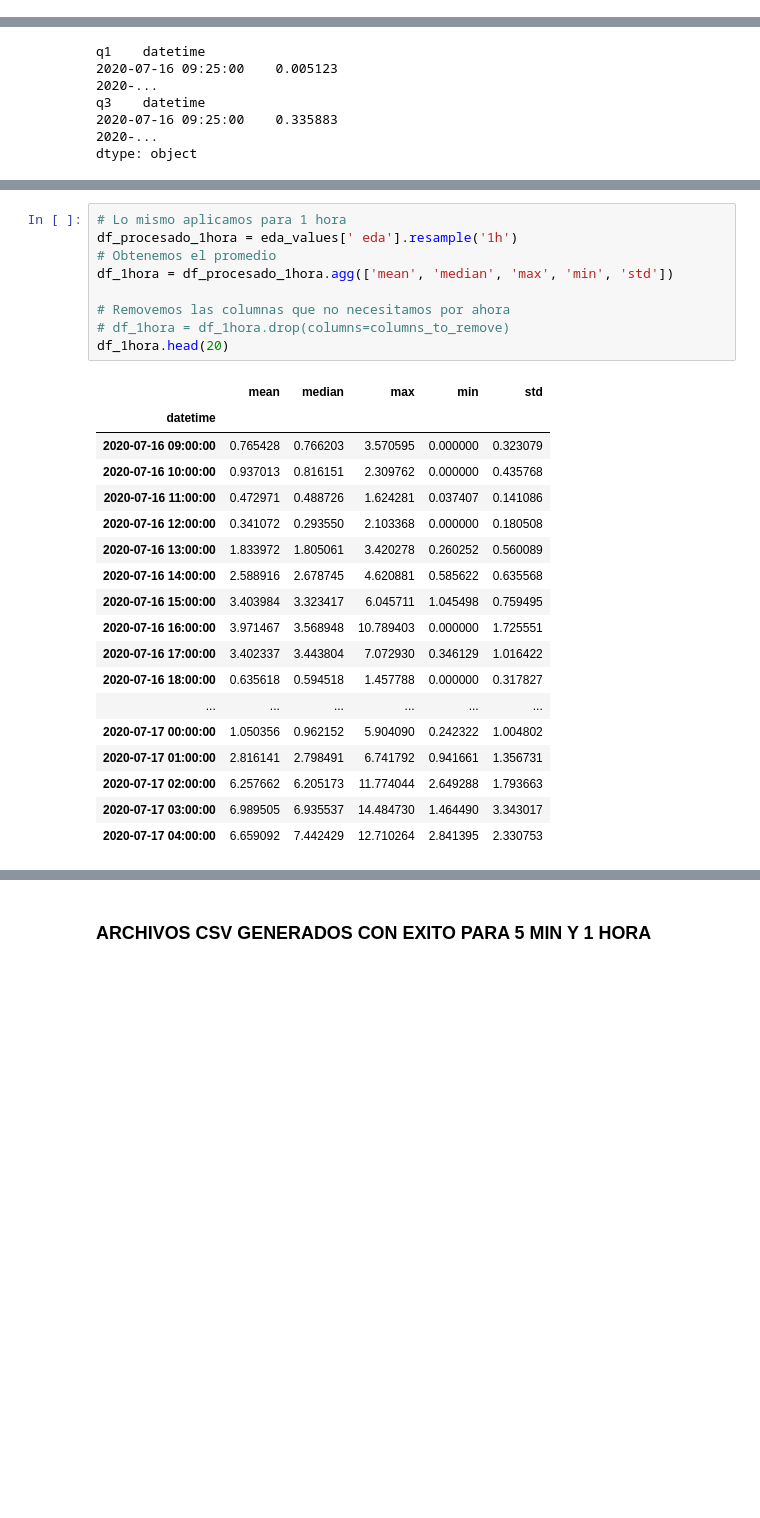
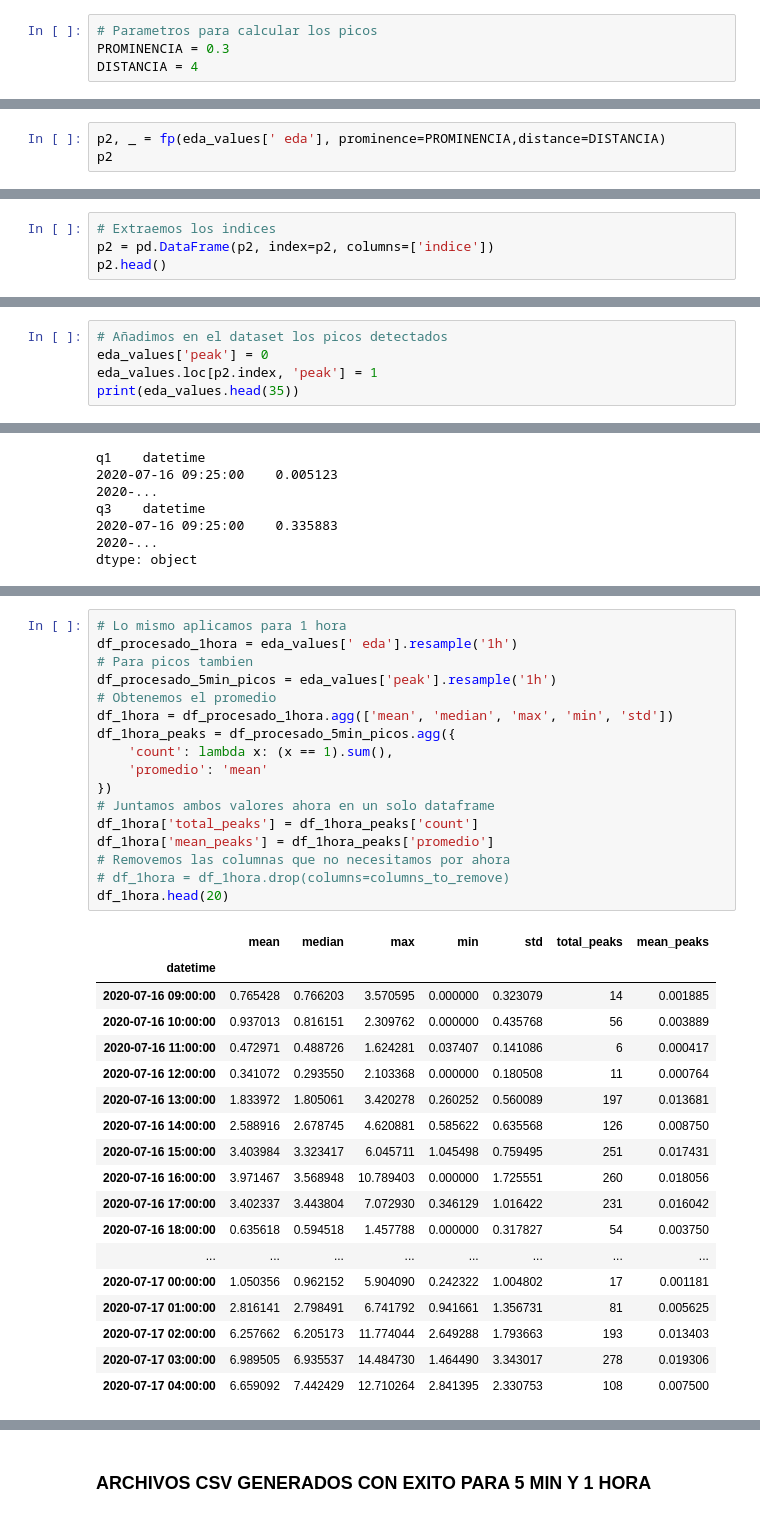
Before and after one commit to Alpha004/PreTesisMasterRepo, a Jupyter notebook: EDA/EDA_analyzier.ipynb, the cells around one changed output, grey strips where cells are left out. Cells and saved outputs as stored; diff of their text form; blank space fills up the shorter version.

Commit message:
add: add stress values by eletrodermal activity

```diff
--- a/EDA/EDA_analyzier.ipynb
+++ b/EDA/EDA_analyzier.ipynb
@@ -6,6 +6,10 @@ El presente es para analizar los datos de la actividad electrodermica del smartw
 # Importando Pandas y otras librerias
 import pandas as pd
 import numpy as np
+# %%
+# Parametros para calcular los picos
+PROMINENCIA = 0.3
+DISTANCIA = 4
 # %%
 # Leyendo el CSV
 eda_values = pd.read_csv('EDA_016.csv', engine='python', na_values="not available")
@@ -47,0 +76,3 @@ Name: datetime, dtype: object
+# %%
+p2, _ = fp(eda_values[' eda'], prominence=PROMINENCIA,distance=DISTANCIA)
+p2
@@ -47,0 +92,4 @@ Name: datetime, dtype: object
+# %%
+# Extraemos los indices
+p2 = pd.DataFrame(p2, index=p2, columns=['indice'])
+p2.head()
@@ -47,0 +103,5 @@ Name: datetime, dtype: object
+# %%
+# Añadimos en el dataset los picos detectados
+eda_values['peak'] = 0
+eda_values.loc[p2.index, 'peak'] = 1
+print(eda_values.head(35))
@@ -117,31 +329,39 @@ Index(['mean', 'median', 'max', 'min', 'std'], dtype='object')
 # %%
 # Lo mismo aplicamos para 1 hora
 df_procesado_1hora = eda_values[' eda'].resample('1h')
+# Para picos tambien
+df_procesado_5min_picos = eda_values['peak'].resample('1h')
 # Obtenemos el promedio
 df_1hora = df_procesado_1hora.agg(['mean', 'median', 'max', 'min', 'std'])
-
+df_1hora_peaks = df_procesado_5min_picos.agg({
+    'count': lambda x: (x == 1).sum(),
+    'promedio': 'mean'
+})
+# Juntamos ambos valores ahora en un solo dataframe
+df_1hora['total_peaks'] = df_1hora_peaks['count']
+df_1hora['mean_peaks'] = df_1hora_peaks['promedio']
 # Removemos las columnas que no necesitamos por ahora
 # df_1hora = df_1hora.drop(columns=columns_to_remove)
 df_1hora.head(20)
 # %% [output]
-|  | mean | median | max | min | std |
-| datetime |  |  |  |  |  |
-| 2020-07-16 09:00:00 | 0.765428 | 0.766203 | 3.570595 | 0.000000 | 0.323079 |
-| 2020-07-16 10:00:00 | 0.937013 | 0.816151 | 2.309762 | 0.000000 | 0.435768 |
-| 2020-07-16 11:00:00 | 0.472971 | 0.488726 | 1.624281 | 0.037407 | 0.141086 |
-| 2020-07-16 12:00:00 | 0.341072 | 0.293550 | 2.103368 | 0.000000 | 0.180508 |
-| 2020-07-16 13:00:00 | 1.833972 | 1.805061 | 3.420278 | 0.260252 | 0.560089 |
-| 2020-07-16 14:00:00 | 2.588916 | 2.678745 | 4.620881 | 0.585622 | 0.635568 |
-| 2020-07-16 15:00:00 | 3.403984 | 3.323417 | 6.045711 | 1.045498 | 0.759495 |
-| 2020-07-16 16:00:00 | 3.971467 | 3.568948 | 10.789403 | 0.000000 | 1.725551 |
-| 2020-07-16 17:00:00 | 3.402337 | 3.443804 | 7.072930 | 0.346129 | 1.016422 |
-| 2020-07-16 18:00:00 | 0.635618 | 0.594518 | 1.457788 | 0.000000 | 0.317827 |
-| ... | ... | ... | ... | ... | ... |
-| 2020-07-17 00:00:00 | 1.050356 | 0.962152 | 5.904090 | 0.242322 | 1.004802 |
-| 2020-07-17 01:00:00 | 2.816141 | 2.798491 | 6.741792 | 0.941661 | 1.356731 |
-| 2020-07-17 02:00:00 | 6.257662 | 6.205173 | 11.774044 | 2.649288 | 1.793663 |
-| 2020-07-17 03:00:00 | 6.989505 | 6.935537 | 14.484730 | 1.464490 | 3.343017 |
-| 2020-07-17 04:00:00 | 6.659092 | 7.442429 | 12.710264 | 2.841395 | 2.330753 |
+|  | mean | median | max | min | std | total_peaks | mean_peaks |
+| datetime |  |  |  |  |  |  |  |
+| 2020-07-16 09:00:00 | 0.765428 | 0.766203 | 3.570595 | 0.000000 | 0.323079 | 14 | 0.001885 |
+| 2020-07-16 10:00:00 | 0.937013 | 0.816151 | 2.309762 | 0.000000 | 0.435768 | 56 | 0.003889 |
+| 2020-07-16 11:00:00 | 0.472971 | 0.488726 | 1.624281 | 0.037407 | 0.141086 | 6 | 0.000417 |
+| 2020-07-16 12:00:00 | 0.341072 | 0.293550 | 2.103368 | 0.000000 | 0.180508 | 11 | 0.000764 |
+| 2020-07-16 13:00:00 | 1.833972 | 1.805061 | 3.420278 | 0.260252 | 0.560089 | 197 | 0.013681 |
+| 2020-07-16 14:00:00 | 2.588916 | 2.678745 | 4.620881 | 0.585622 | 0.635568 | 126 | 0.008750 |
+| 2020-07-16 15:00:00 | 3.403984 | 3.323417 | 6.045711 | 1.045498 | 0.759495 | 251 | 0.017431 |
+| 2020-07-16 16:00:00 | 3.971467 | 3.568948 | 10.789403 | 0.000000 | 1.725551 | 260 | 0.018056 |
+| 2020-07-16 17:00:00 | 3.402337 | 3.443804 | 7.072930 | 0.346129 | 1.016422 | 231 | 0.016042 |
+| 2020-07-16 18:00:00 | 0.635618 | 0.594518 | 1.457788 | 0.000000 | 0.317827 | 54 | 0.003750 |
+| ... | ... | ... | ... | ... | ... | ... | ... |
+| 2020-07-17 00:00:00 | 1.050356 | 0.962152 | 5.904090 | 0.242322 | 1.004802 | 17 | 0.001181 |
+| 2020-07-17 01:00:00 | 2.816141 | 2.798491 | 6.741792 | 0.941661 | 1.356731 | 81 | 0.005625 |
+| 2020-07-17 02:00:00 | 6.257662 | 6.205173 | 11.774044 | 2.649288 | 1.793663 | 193 | 0.013403 |
+| 2020-07-17 03:00:00 | 6.989505 | 6.935537 | 14.484730 | 1.464490 | 3.343017 | 278 | 0.019306 |
+| 2020-07-17 04:00:00 | 6.659092 | 7.442429 | 12.710264 | 2.841395 | 2.330753 | 108 | 0.007500 |
 # %%
 # Separar los cuartiles en columnas individuales
 # Obtenemos los quantiles
```
Also changed, not shown: parts of 32 cells of this notebook.
